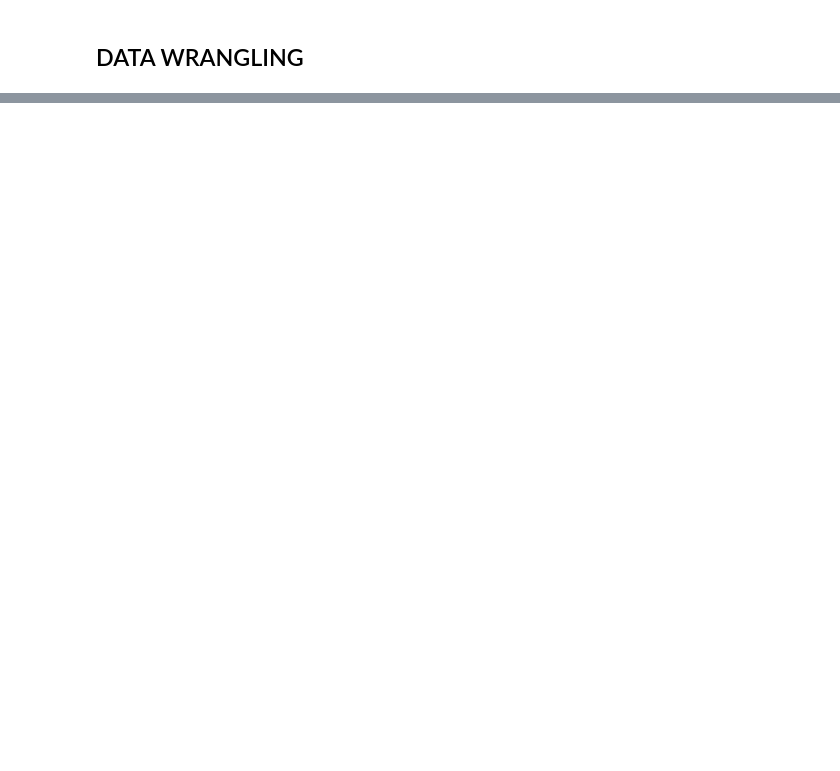
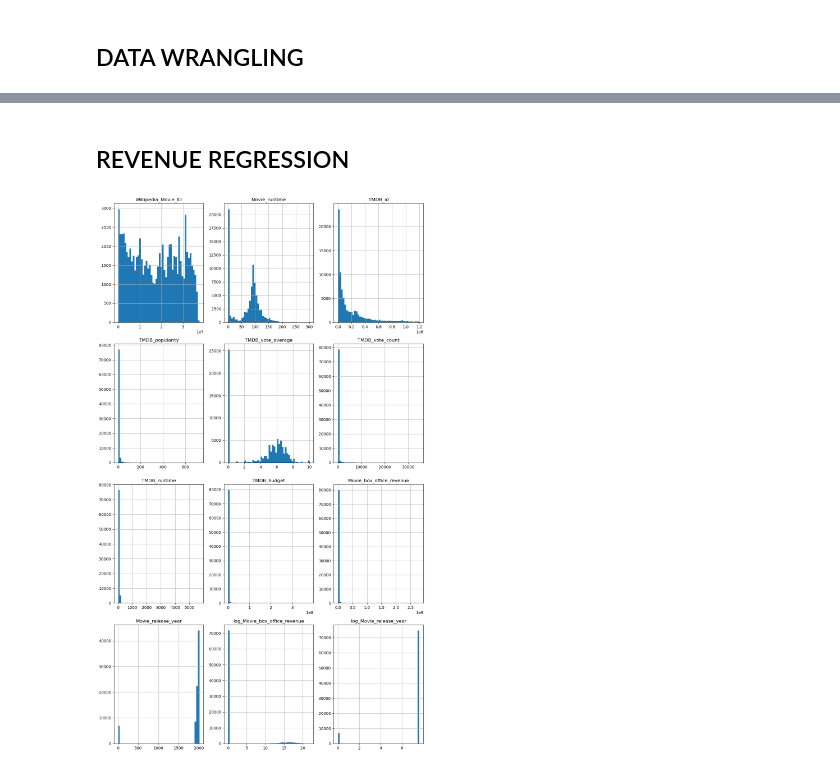
Before and after one commit to epfl-ada/ada-2023-project-byggemandbob, a Jupyter notebook: kav.ipynb, the cells around one changed output, grey strips where cells are left out. Saved outputs shown, nothing was run; the diff lists cells and outputs as text; code cells hidden in the pictures; blank space fills up the shorter version.

Commit message:
revenue regression memory error

```diff
--- a/kav.ipynb
+++ b/kav.ipynb
@@ -70,0 +12,8 @@ movie_metadata["Movie countries"] = movie_metadata["Movie countries"].apply(lamb
+# %%
+# Load cleaned datasets
+movie_metadata = pd.read_csv('data_cleaned/movie_cleaned.csv', lineterminator='\n')
+character_metadata = pd.read_csv('data_cleaned/character_cleaned.csv')
+
+for i in [movie_metadata, character_metadata]:
+    i.columns = i.columns.str.replace(' ', '_')
+    i.fillna(0, inplace=True)
@@ -70,0 +42,28 @@ movie_metadata["Movie countries"] = movie_metadata["Movie countries"].apply(lamb
+# %% [markdown]
+## REVENUE REGRESSION
+# %%
+# Select only numeric columns
+numeric_columns = movie_metadata.select_dtypes(include=['number']).columns
+
+# Calculate the number of rows and columns dynamically
+num_cols = 3
+num_rows = (len(numeric_columns) + num_cols - 1) // num_cols -1
+
+# Increase figure size and adjust layout
+fig, axes = plt.subplots(nrows=num_rows, ncols=num_cols, figsize=(12, 5 * num_rows))
+
+# Plot histograms for each numeric column
+for i, col in enumerate(numeric_columns[1:]):
+    row, col_index = divmod(i, num_cols)
+    movie_metadata[col].hist(ax=axes[row, col_index], bins=50)
+    axes[row, col_index].set_title(col)
+
+
+
+# Adjust spacing between subplots
+plt.tight_layout()
+
+# Show the plot
+plt.show()
+# %% [output]
+[figure, added]
```
Also changed, not shown: parts of 14 cells of this notebook, 3 other files.
